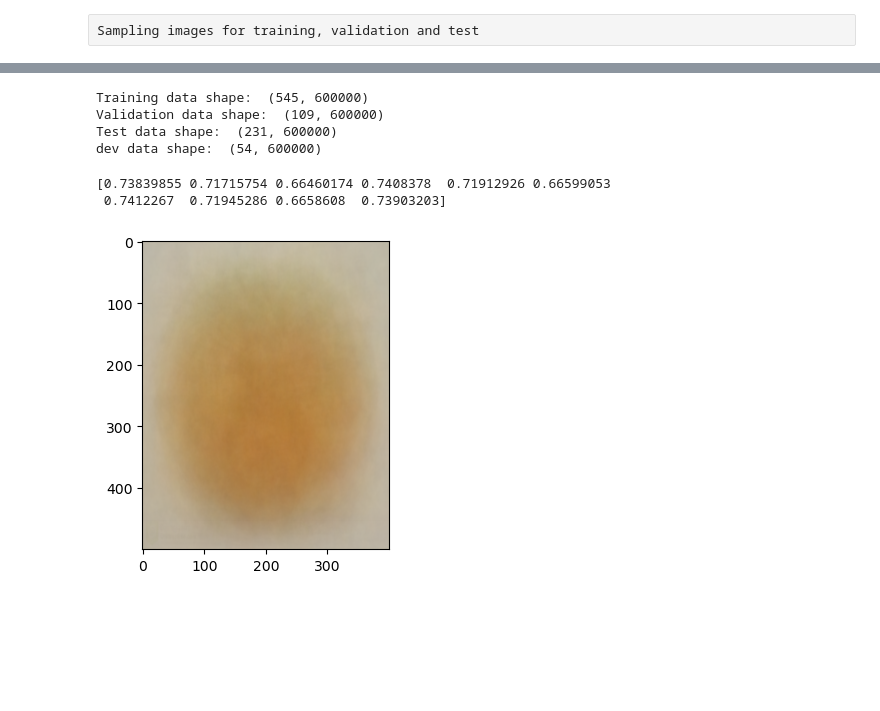
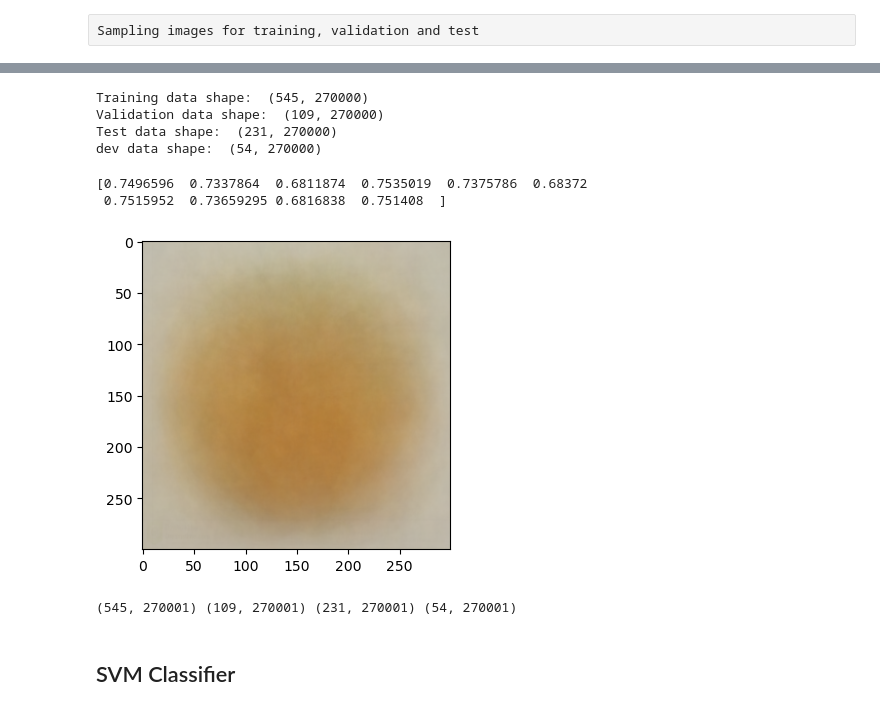
Before and after one commit to ppfdasilva/Image_classifier, a Jupyter notebook: fruits_classification.ipynb, the cells around one changed output, grey strips where cells are left out. Cells and saved outputs as stored; diff of their text form; code cells hidden in the pictures; blank space fills up the shorter version.

Commit message:
update: added lines and package to perform linear classifier

```diff
--- a/fruits_classification.ipynb
+++ b/fruits_classification.ipynb
@@ -17,8 +17,8 @@ import cv2
 data_dir = os.getcwd()+'/images'
 file_folder = os.listdir(data_dir)
 # %%
-IMG_WIDTH=500
-IMG_HEIGHT=400
+IMG_WIDTH=300
+IMG_HEIGHT=300
 
 # Function create a dataset which will be used in the marchine learning proccess
 def create_dataset(img_folder):
@@ -40,7 +40,7 @@ def create_dataset(img_folder):
 
                 image= cv2.imread(image_path, cv2.COLOR_BGR2RGB)
                 image = cv2.cvtColor(image, cv2.COLOR_BGR2RGB) # Transform BGR to RGB
-                image=cv2.resize(image, (IMG_HEIGHT, IMG_WIDTH),interpolation = cv2.INTER_AREA)
+                image=cv2.resize(image, (IMG_WIDTH, IMG_HEIGHT),interpolation = cv2.INTER_AREA)
                 image=np.array(image)
                 image = image.astype('float32')
                 image /= 255
@@ -151,7 +152,7 @@ X_dev = X_train[mask]
 y_dev = y_train[mask]
 # %%
 # Preprocessing: reshape the image data into rows
-X_train = np.reshape(X_train, (X_train.shape[0], -1)) # shape (4900, -1) which -1 means unknown number of columns
+X_train = np.reshape(X_train, (X_train.shape[0], -1))
 X_val = np.reshape(X_val, (X_val.shape[0], -1))
 X_test = np.reshape(X_test, (X_test.shape[0], -1))
 X_dev = np.reshape(X_dev, (X_dev.shape[0], -1))
@@ -162,22 +163,22 @@ print('Validation data shape: ', X_val.shape)
 print('Test data shape: ', X_test.shape)
 print('dev data shape: ', X_dev.shape)
 # %% [output]
-Training data shape:  (545, 600000)
-Validation data shape:  (109, 600000)
-Test data shape:  (231, 600000)
-dev data shape:  (54, 600000)
+Training data shape:  (545, 270000)
+Validation data shape:  (109, 270000)
+Test data shape:  (231, 270000)
+dev data shape:  (54, 270000)
 # %%
 # Preprocessing: subtract the mean image
 # first: compute the image mean based on the training data
 mean_image = np.mean(X_train, axis=0)
 print(mean_image[:10]) # print a few of the elements
 plt.figure(figsize=(4,4))
-plt.imshow(mean_image.reshape((500,400,3))) # visualize the mean image
+plt.imshow(mean_image.reshape((IMG_WIDTH, IMG_HEIGHT,3))) # visualize the mean image
 plt.show()
 # %% [output]
-[0.73839855 0.71715754 0.66460174 0.7408378  0.71912926 0.66599053
- 0.7412267  0.71945286 0.6658608  0.73903203]
+[0.7496596  0.7337864  0.6811874  0.7535019  0.7375786  0.68372
+ 0.7515952  0.73659295 0.6816838  0.751408  ]
-[figure, old version]
+[figure, new version]
 # %%
 # second: subtract the mean image from train and test data
 X_train -= mean_image
@@ -195,2 +195,6 @@ X_dev = np.hstack([X_dev, np.ones((X_dev.shape[0], 1))])
 # %%
 print(X_train.shape, X_val.shape, X_test.shape, X_dev.shape)
+# %% [output]
+(545, 270001) (109, 270001) (231, 270001) (54, 270001)
+# %% [markdown]
+## SVM Classifier
```
Also changed, not shown: parts of 10 cells of this notebook, 31 other files.
